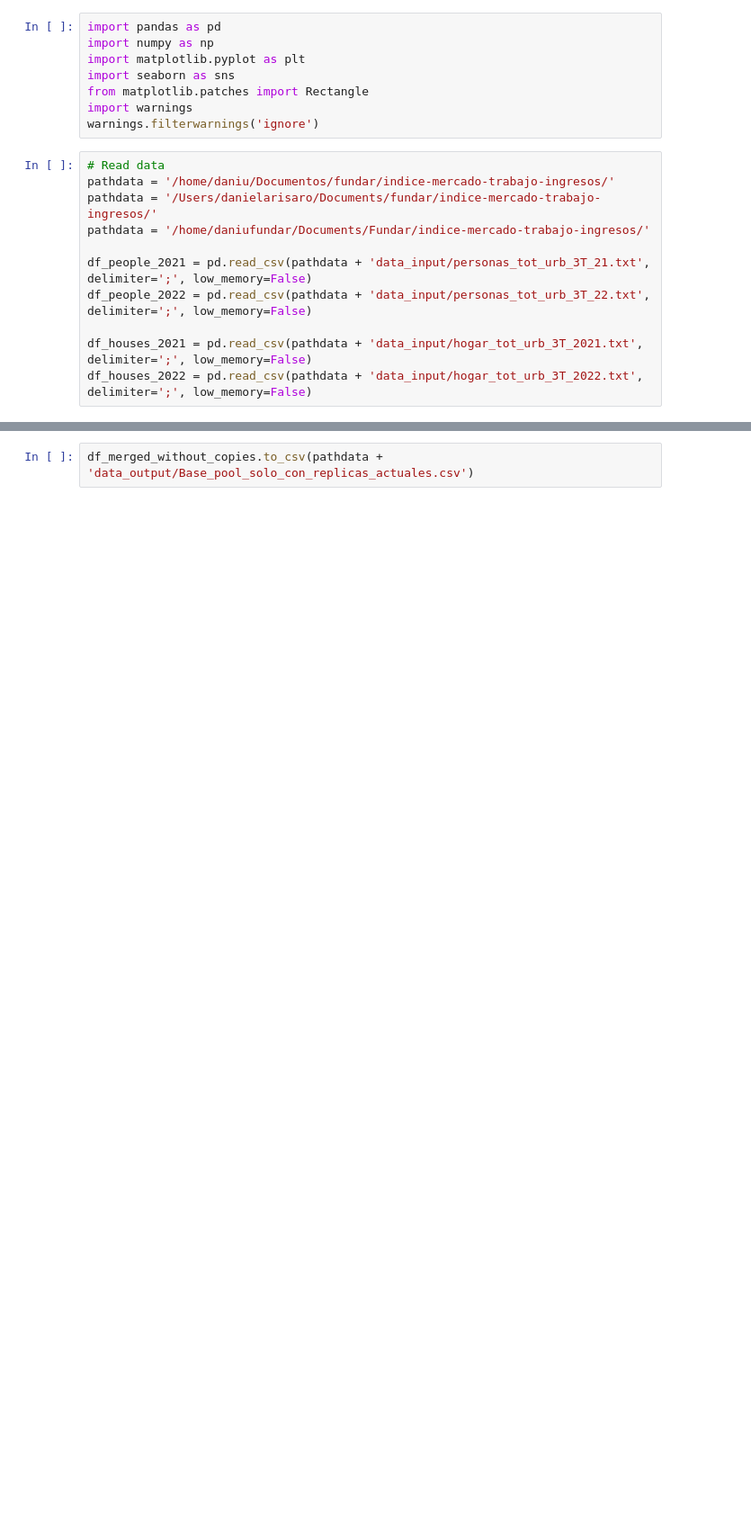
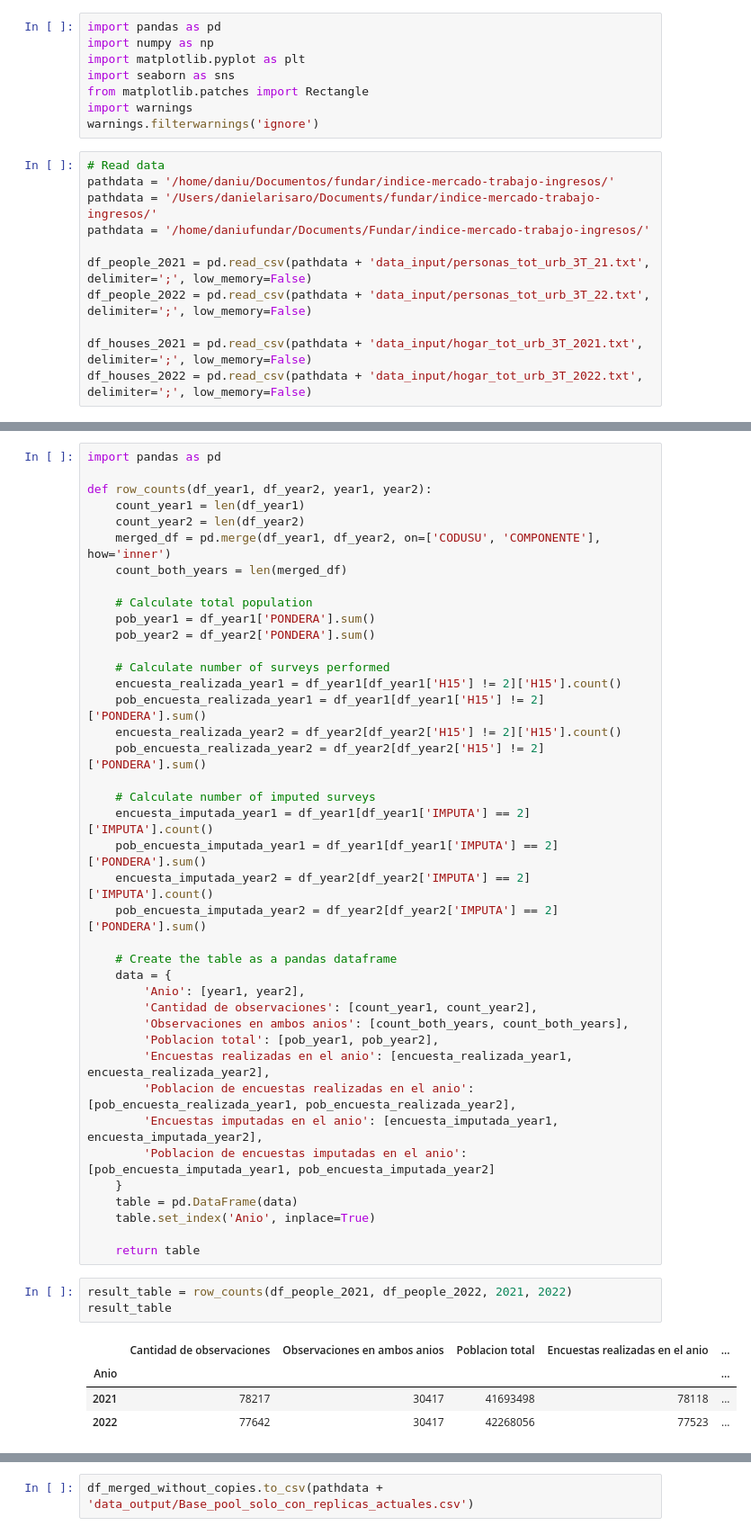
Before and after one commit to datos-Fundar/indice-mercado-trabajo-ingresos, a Jupyter notebook: scripts/xx_pool_bases.ipynb, the cells around one changed output, grey strips where cells are left out. Shown: that part at 90% size. Drawn from its saved outputs; the diff is of its cells as text; blank space fills up the shorter version.

```diff
--- a/scripts/xx_pool_bases.ipynb
+++ b/scripts/xx_pool_bases.ipynb
@@ -90,0 +203,48 @@ df_merged_without_copies.loc[mask, 'TOT_P12_new'] = df_merged_without_copies.loc
+# %%
+import pandas as pd
+
+def row_counts(df_year1, df_year2, year1, year2):
+    count_year1 = len(df_year1)
+    count_year2 = len(df_year2)
+    merged_df = pd.merge(df_year1, df_year2, on=['CODUSU', 'COMPONENTE'], how='inner')
+    count_both_years = len(merged_df)
+
+    # Calculate total population
+    pob_year1 = df_year1['PONDERA'].sum()
+    pob_year2 = df_year2['PONDERA'].sum()
+
+    # Calculate number of surveys performed
+    encuesta_realizada_year1 = df_year1[df_year1['H15'] != 2]['H15'].count()
+    pob_encuesta_realizada_year1 = df_year1[df_year1['H15'] != 2]['PONDERA'].sum()
+    encuesta_realizada_year2 = df_year2[df_year2['H15'] != 2]['H15'].count()
+    pob_encuesta_realizada_year2 = df_year2[df_year2['H15'] != 2]['PONDERA'].sum()
+
+    # Calculate number of imputed surveys
+    encuesta_imputada_year1 = df_year1[df_year1['IMPUTA'] == 2]['IMPUTA'].count()
+    pob_encuesta_imputada_year1 = df_year1[df_year1['IMPUTA'] == 2]['PONDERA'].sum()
+    encuesta_imputada_year2 = df_year2[df_year2['IMPUTA'] == 2]['IMPUTA'].count()
+    pob_encuesta_imputada_year2 = df_year2[df_year2['IMPUTA'] == 2]['PONDERA'].sum()
+
+    # Create the table as a pandas dataframe
+    data = {
+        'Anio': [year1, year2],
+        'Cantidad de observaciones': [count_year1, count_year2],
+        'Observaciones en ambos anios': [count_both_years, count_both_years],
+        'Poblacion total': [pob_year1, pob_year2],
+        'Encuestas realizadas en el anio': [encuesta_realizada_year1, encuesta_realizada_year2],
+        'Poblacion de encuestas realizadas en el anio': [pob_encuesta_realizada_year1, pob_encuesta_realizada_year2],
+        'Encuestas imputadas en el anio': [encuesta_imputada_year1, encuesta_imputada_year2],
+        'Poblacion de encuestas imputadas en el anio': [pob_encuesta_imputada_year1, pob_encuesta_imputada_year2]
+    }
+    table = pd.DataFrame(data)
+    table.set_index('Anio', inplace=True)
+
+    return table
+# %%
+result_table = row_counts(df_people_2021, df_people_2022, 2021, 2022)
+result_table
+# %% [output]
+|  | Cantidad de observaciones | Observaciones en ambos anios | Poblacion total | Encuestas realizadas en el anio | ... |
+| Anio |  |  |  |  | ... |
+| 2021 | 78217 | 30417 | 41693498 | 78118 | ... |
+| 2022 | 77642 | 30417 | 42268056 | 77523 | ... |
```
Also changed, not shown: parts of 18 cells of this notebook, 2 other files.
